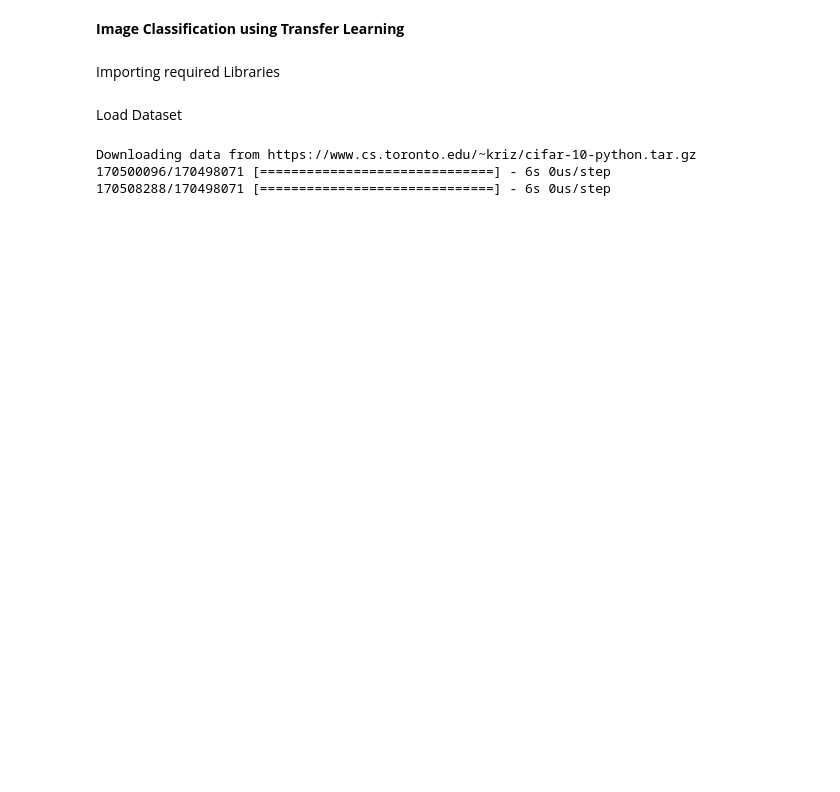
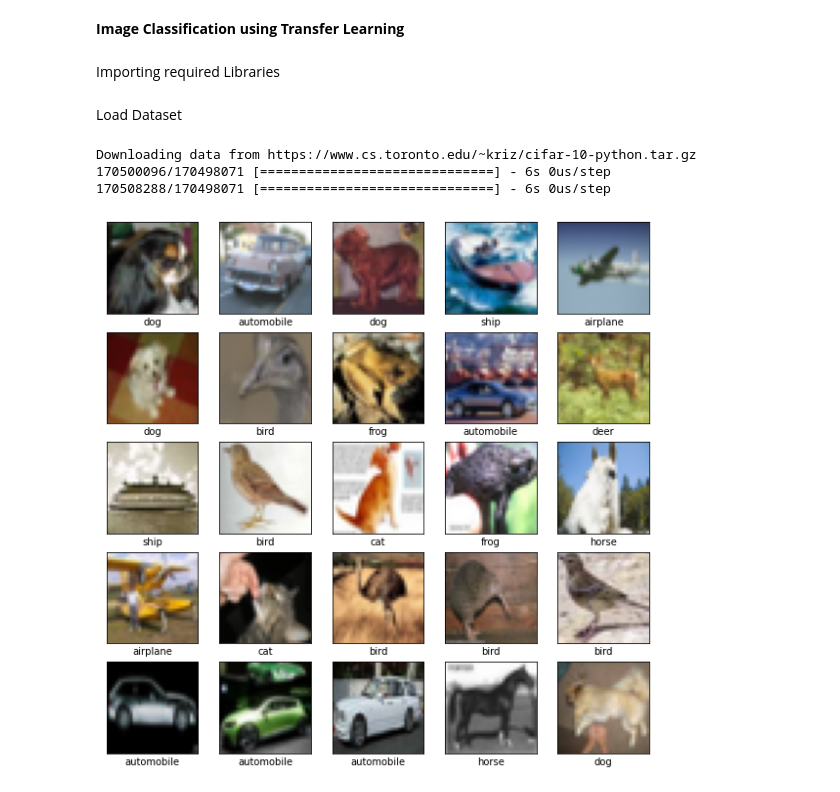
Before and after one commit to Surichn/DSAI, a Jupyter notebook: DS/CV/IC_TL.ipynb, the cells around one changed output. Drawn from its saved outputs; the diff is of its cells as text; code cells hidden in the pictures; blank space fills up the shorter version.

```diff
--- a/DS/CV/IC_TL.ipynb
+++ b/DS/CV/IC_TL.ipynb
@@ -27,0 +24,18 @@ train_index = list(range(len(train_labels)))
+# %%
+class_names = ['airplane', 'automobile', 'bird', 'cat', 'deer','dog', 'frog', 'horse', 'ship', 'truck']
+
+train_index = list(range(len(train_labels)))
+random.seed(1)
+random_sample = random.sample(train_index, 25)
+
+plt.figure(figsize=(10,10))
+for i in range(len(random_sample)):
+    plt.subplot(5,5,i+1)
+    plt.xticks([])
+    plt.yticks([])
+    plt.grid(False)
+    plt.imshow(train_images[random_sample[i]], cmap=plt.cm.binary)
+    plt.xlabel(class_names[train_labels[random_sample[i]][0]])
+plt.show()
+# %% [output]
+[figure, added]
```
Also changed, not shown: parts of 1 cell of this notebook.
